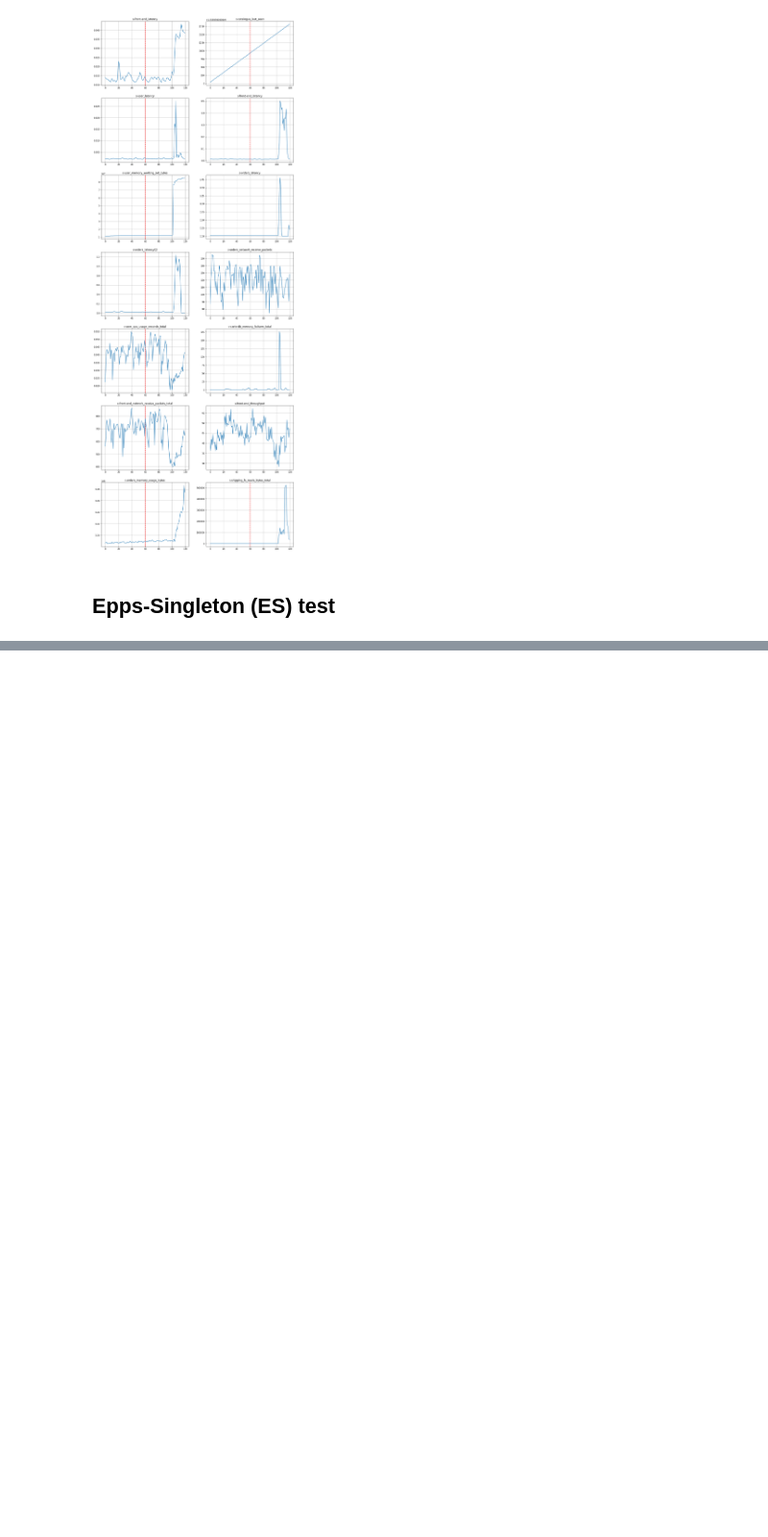
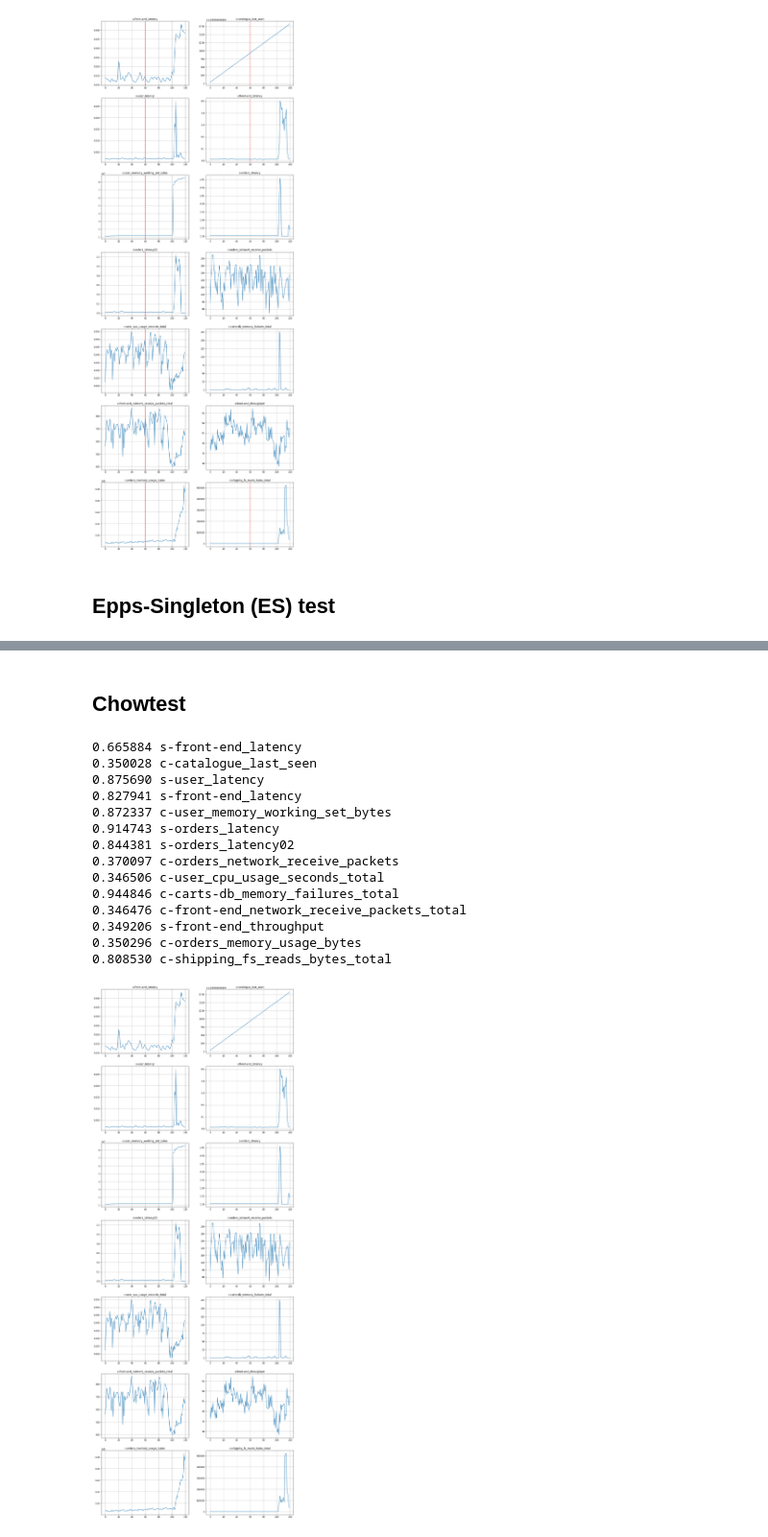
Before and after one commit to ai4sre/meltria-analyzer, a Jupyter notebook: notebooks/2samp_test.ipynb, the cells around one changed output, grey strips where cells are left out. Shown at 96% size. Cells and saved outputs as stored; diff of their text form; code cells hidden in the pictures; blank space fills up the shorter version.

Commit message:
notebooks: add chow-test

```diff
--- a/notebooks/2samp_test.ipynb
+++ b/notebooks/2samp_test.ipynb
@@ -111,0 +112,56 @@ LinAlgError: SVD did not converge
+# %% [markdown]
+## Chowtest
+# %%
+import statsmodels.api as sm
+import scipy.stats
+
+def chow_test(ts, breakpoint_idx):
+    """
+    Chow test for breakpoint detection.
+    """
+    x = np.arange(ts.size).reshape(-1, 1)
+    model_com = sm.OLS(ts, x).fit()
+    rss_com = model_com.ssr
+
+    x1, x2 = x[:breakpoint_idx], x[breakpoint_idx:]
+    y1, y2 = ts[:breakpoint_idx], ts[breakpoint_idx:]
+    model1 = sm.OLS(y1, x1).fit()
+    rss1 = model1.ssr
+    model2 = sm.OLS(y2, x2).fit()
+    rss2 = model2.ssr
+    k = x.shape[1]
+
+    chow_stat = ((rss_com - (rss1 + rss2)) / k) / ((rss1 + rss2) / (x1.size + x2.size - 2*k))
+    p_value = float(1 - scipy.stats.f.cdf(chow_stat, dfn=k, dfd=((x1.size + x2.size) - 2 * k)))
+    return chow_stat, p_value
+
+
+cases = sockshop.testcases_of_sockshop
+fig, axs = plt.subplots(len(cases)//2, ncols=2)
+fig.set_size_inches(16, 3*len(cases))
+for case, ax in zip(cases, axs.flatten()):
+    ts = np.array(case['datapoints'])
+    pval = chow_test(ts, ts.size//2)[1]
+    if pval <= 0.05:
+        ax.axvline(ts.size//2, color='red', linestyle='dashed', label='breaks')
+    print(f"{pval:5f}", case['name'])
+
+    ax.set_title(case['name'])
+    ax.plot(ts)
+    ax.grid()
+# %% [output]
+0.665884 s-front-end_latency
+0.350028 c-catalogue_last_seen
+0.875690 s-user_latency
+0.827941 s-front-end_latency
+0.872337 c-user_memory_working_set_bytes
+0.914743 s-orders_latency
+0.844381 s-orders_latency02
+0.370097 c-orders_network_receive_packets
+0.346506 c-user_cpu_usage_seconds_total
+0.944846 c-carts-db_memory_failures_total
+0.346476 c-front-end_network_receive_packets_total
+0.349206 s-front-end_throughput
+0.350296 c-orders_memory_usage_bytes
+0.808530 c-shipping_fs_reads_bytes_total
+[figure, added]
```
Also changed, not shown: parts of 1 cell of this notebook.
